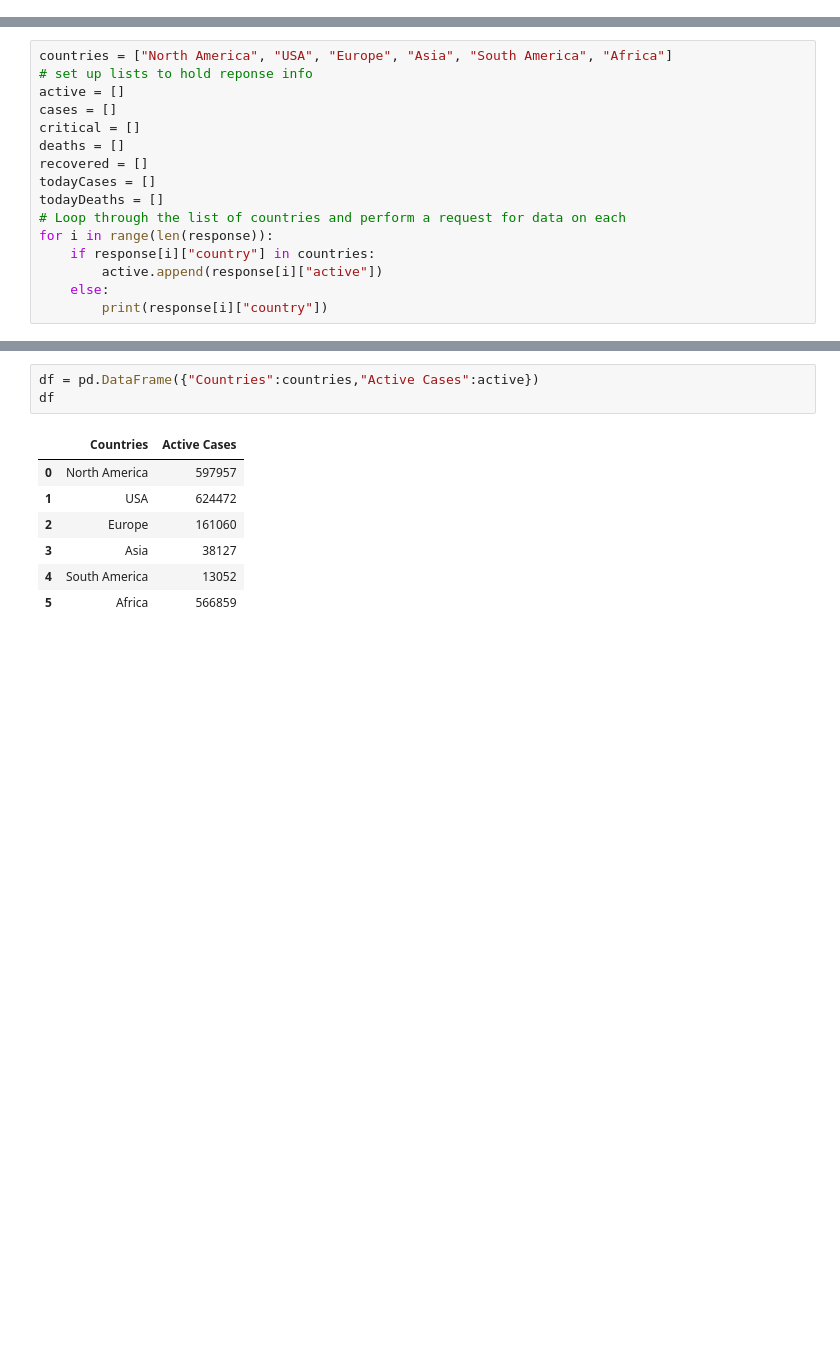
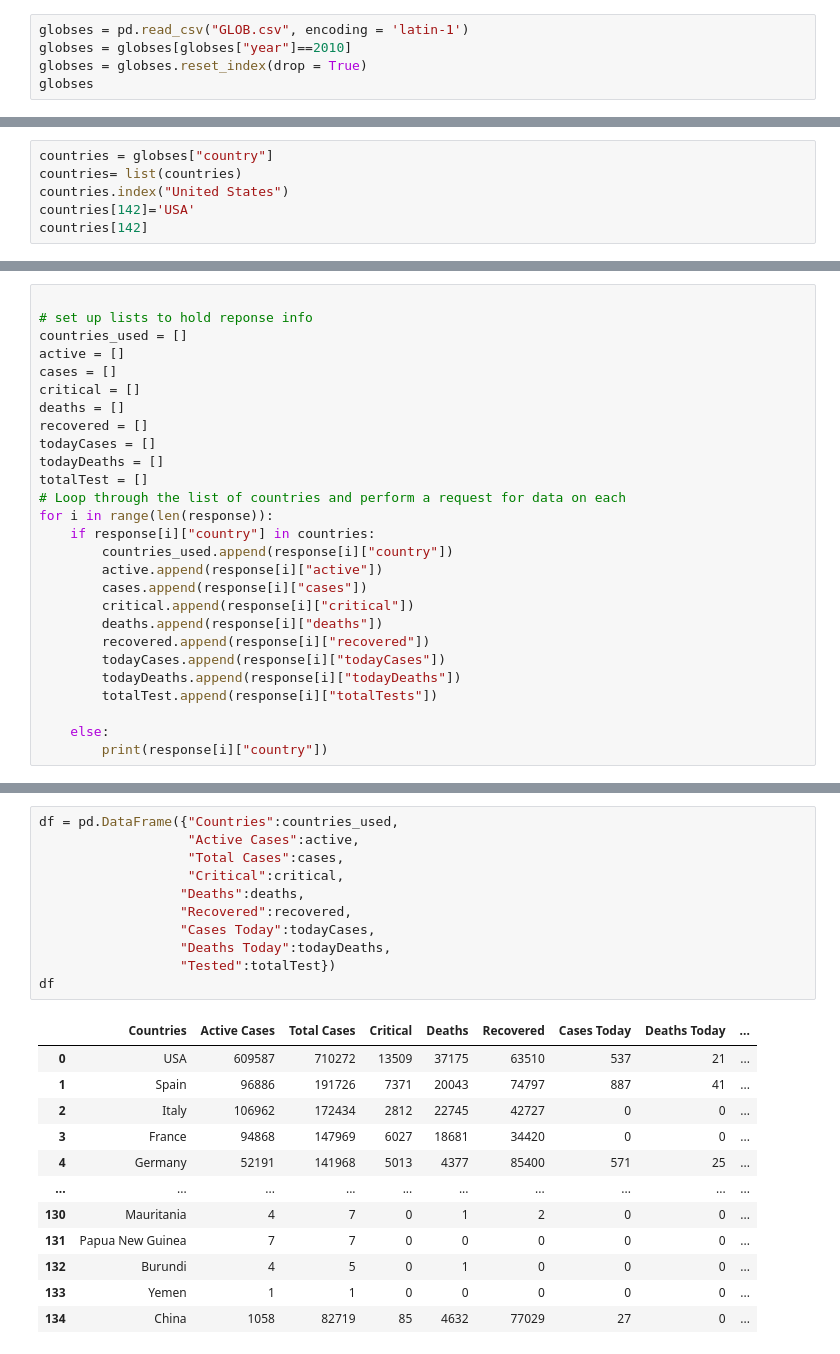
Before and after one commit to lmstevens/Group_Project_1, a Jupyter notebook: Shweta Start.ipynb, the cells around one changed output, grey strips where cells are left out. Cells and saved outputs as stored; diff of their text form; blank space fills up the shorter version.

```diff
--- a/Shweta Start.ipynb
+++ b/Shweta Start.ipynb
@@ -72,0 +9,5 @@ print(json.dumps(response, indent=4, sort_keys=True))
+# %%
+globses = pd.read_csv("GLOB.csv", encoding = 'latin-1')
+globses = globses[globses["year"]==2010]
+globses = globses.reset_index(drop = True)
+globses
@@ -72,0 +28,6 @@ print(json.dumps(response, indent=4, sort_keys=True))
+# %%
+countries = globses["country"]
+countries= list(countries)
+countries.index("United States")
+countries[142]='USA'
+countries[142]
@@ -98,8 +61,9 @@ pprint(response)
   'todayDeaths': 0,
   'totalTests': 0}]
 # %%
-countries = ["North America", "USA", "Europe", "Asia", "South America", "Africa"]
+
 # set up lists to hold reponse info
+countries_used = []
 active = []
 cases = []
 critical = []
@@ -107,10 +71,20 @@ deaths = []
 recovered = []
 todayCases = []
 todayDeaths = []
+totalTest = []
 # Loop through the list of countries and perform a request for data on each
 for i in range(len(response)):
     if response[i]["country"] in countries:
+        countries_used.append(response[i]["country"])
         active.append(response[i]["active"])
+        cases.append(response[i]["cases"])
+        critical.append(response[i]["critical"])
+        deaths.append(response[i]["deaths"])
+        recovered.append(response[i]["recovered"])
+        todayCases.append(response[i]["todayCases"])
+        todayDeaths.append(response[i]["todayDeaths"])
+        totalTest.append(response[i]["totalTests"])
+
     else:
         print(response[i]["country"])
 # %% [output]
@@ -138,11 +128,24 @@ active
 # %%
-df = pd.DataFrame({"Countries":countries,"Active Cases":active})
+df = pd.DataFrame({"Countries":countries_used,
+                   "Active Cases":active,
+                   "Total Cases":cases,
+                   "Critical":critical,
+                  "Deaths":deaths,
+                  "Recovered":recovered,
+                  "Cases Today":todayCases,
+                  "Deaths Today":todayDeaths,
+                  "Tested":totalTest})
 df
 # %% [output]
-|  | Countries | Active Cases |
-| 0 | North America | 597957 |
-| 1 | USA | 624472 |
-| 2 | Europe | 161060 |
-| 3 | Asia | 38127 |
-| 4 | South America | 13052 |
-| 5 | Africa | 566859 |
+|  | Countries | Active Cases | Total Cases | Critical | Deaths | Recovered | Cases Today | Deaths Today | ... |
+| 0 | USA | 609587 | 710272 | 13509 | 37175 | 63510 | 537 | 21 | ... |
+| 1 | Spain | 96886 | 191726 | 7371 | 20043 | 74797 | 887 | 41 | ... |
+| 2 | Italy | 106962 | 172434 | 2812 | 22745 | 42727 | 0 | 0 | ... |
+| 3 | France | 94868 | 147969 | 6027 | 18681 | 34420 | 0 | 0 | ... |
+| 4 | Germany | 52191 | 141968 | 5013 | 4377 | 85400 | 571 | 25 | ... |
+| ... | ... | ... | ... | ... | ... | ... | ... | ... | ... |
+| 130 | Mauritania | 4 | 7 | 0 | 1 | 2 | 0 | 0 | ... |
+| 131 | Papua New Guinea | 7 | 7 | 0 | 0 | 0 | 0 | 0 | ... |
+| 132 | Burundi | 4 | 5 | 0 | 1 | 0 | 0 | 0 | ... |
+| 133 | Yemen | 1 | 1 | 0 | 0 | 0 | 0 | 0 | ... |
+| 134 | China | 1058 | 82719 | 85 | 4632 | 77029 | 27 | 0 | ... |
```
Also changed, not shown: parts of 21 cells of this notebook, 8 other files.
